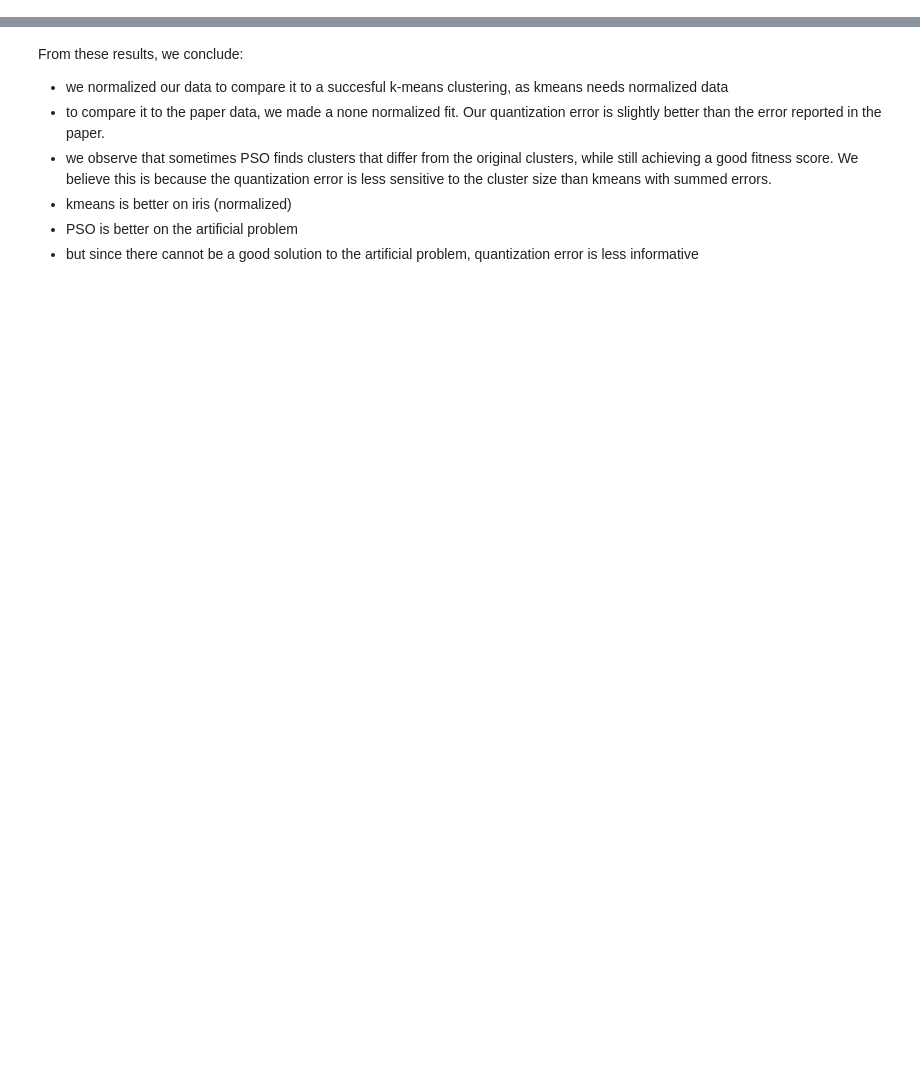
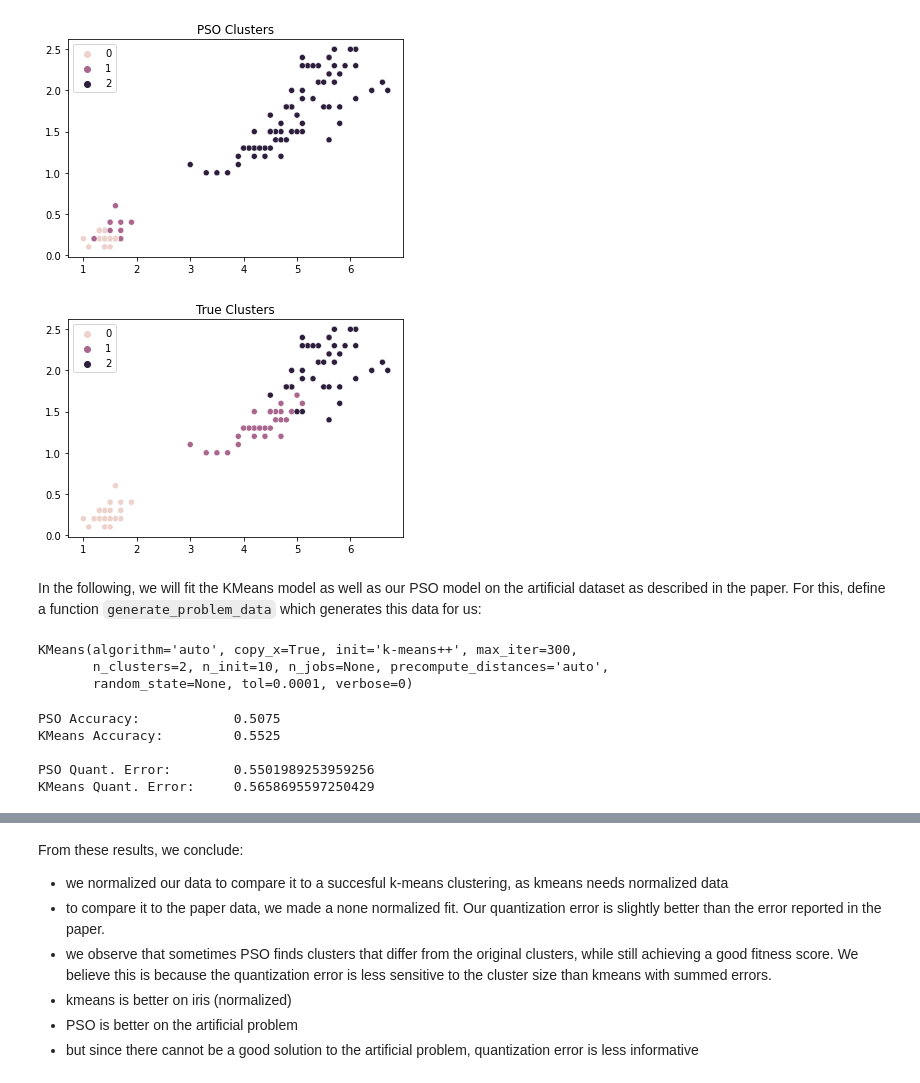
Before and after one commit to verrannt/natural-computing, a Jupyter notebook: Assignment 2/Assignment 2 - Exercise 3.ipynb, the cells around one changed output, grey strips where cells are left out. Cells and saved outputs as stored; diff of their text form; code cells hidden in the pictures; blank space fills up the shorter version.

```diff
--- a/Assignment 2/Assignment 2 - Exercise 3.ipynb
+++ b/Assignment 2/Assignment 2 - Exercise 3.ipynb
@@ -344,0 +289,5 @@ print(get_quantization_error(train_x, est.cluster_centers_))
+# %%
+# Load Iris again, without normalization
+iris = load_iris()
+train_x = iris['data']
+train_y = iris['target']
@@ -344,0 +304,12 @@ print(get_quantization_error(train_x, est.cluster_centers_))
+# %%
+plt.title('PSO Clusters')
+sb.scatterplot(x=train_x[:,2], y=train_x[:,3], hue=labels)
+plt.show()
+plt.title('True Clusters')
+sb.scatterplot(x=train_x[:,2], y=train_x[:,3], hue=train_y)
+plt.show()
+# %% [output]
+[figure, added]
+[figure, added]
+# %% [markdown]
+In the following, we will fit the KMeans model as well as our PSO model on the artificial dataset as described in the paper. For this, define a function `generate_problem_data` which generates this data for us:
@@ -344,0 +325,8 @@ print(get_quantization_error(train_x, est.cluster_centers_))
+# %%
+# Fit KMeans
+est = KMeans(n_clusters=2)
+est.fit(train_x)
+# %% [output]
+KMeans(algorithm='auto', copy_x=True, init='k-means++', max_iter=300,
+       n_clusters=2, n_init=10, n_jobs=None, precompute_distances='auto',
+       random_state=None, tol=0.0001, verbose=0)
@@ -344,0 +339,16 @@ print(get_quantization_error(train_x, est.cluster_centers_))
+# %%
+# Compare accuracy and quantization error of PSO vs. KMeans
+pso_accuracy = calc_accuracy(labels, train_y)
+kmeans_accuracy = calc_accuracy(est.labels_, train_y)
+print("PSO Accuracy:\t\t", pso_accuracy)
+print("KMeans Accuracy:\t", kmeans_accuracy)
+print()
+print("PSO Quant. Error:\t", quantization_error)
+print("KMeans Quant. Error:\t", get_quantization_error(
+    train_x, est.cluster_centers_, 2))
+# %% [output]
+PSO Accuracy:            0.5075
+KMeans Accuracy:         0.5525
+
+PSO Quant. Error:        0.5501989253959256
+KMeans Quant. Error:     0.5658695597250429
```
Also changed, not shown: parts of 52 cells of this notebook.
